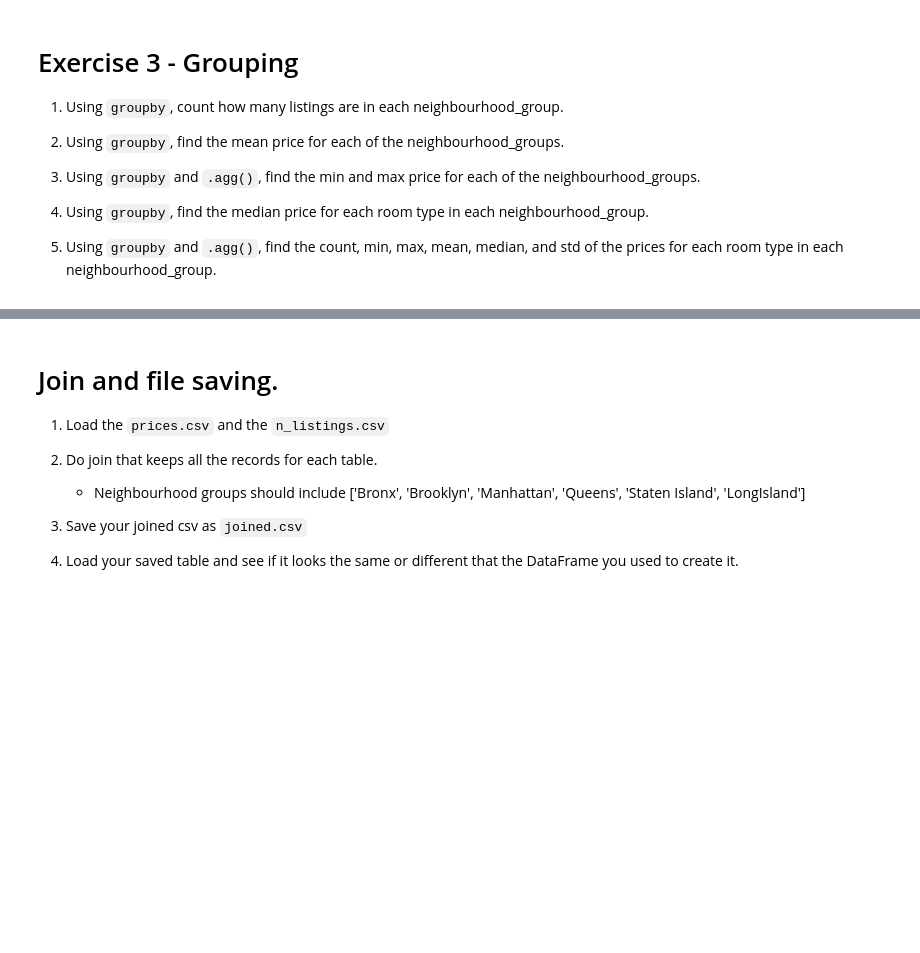
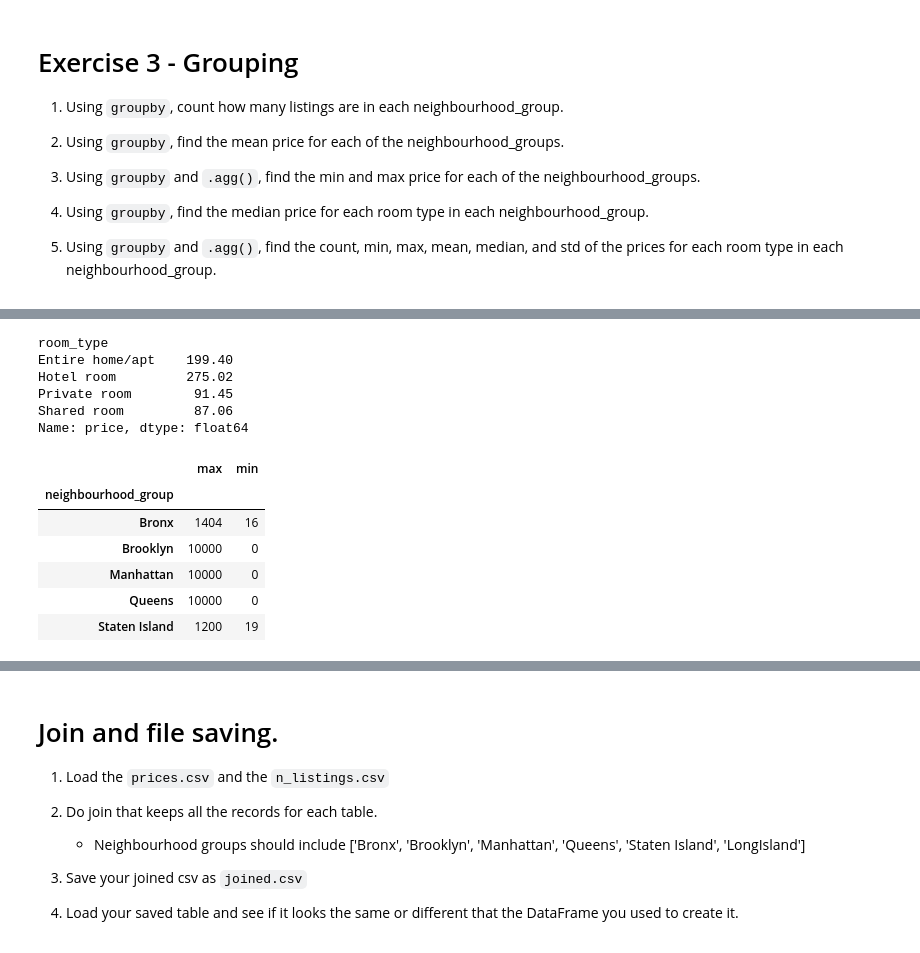
Before and after one commit to DariaKhot/my-fork-2023-fall-data-science-fridays, a Jupyter notebook: Week-01-Pandas/Exercise-Daria.ipynb, the cells around one changed output, grey strips where cells are left out. Cells and saved outputs as stored; diff of their text form; code cells hidden in the pictures; blank space fills up the shorter version.

```diff
--- a/Week-01-Pandas/Exercise-Daria.ipynb
+++ b/Week-01-Pandas/Exercise-Daria.ipynb
@@ -136,6 +170,25 @@ df
 # %%
 # 2.5. Using `groupby`, find the mean price for each room_type.
+neighboorhood=df.groupby('room_type')
+round(neighboorhood['price'].mean(),2)
+# %% [output]
+room_type
+Entire home/apt    199.40
+Hotel room         275.02
+Private room        91.45
+Shared room         87.06
+Name: price, dtype: float64
 # %%
 # 3. Using `groupby` and `.agg()`, find the min and max price for each of the neighbourhood_groups.
+neighboorhood=df.groupby('neighbourhood_group')
+neighboorhood['price'].agg(['max','min'])
+# %% [output]
+|  | max | min |
+| neighbourhood_group |  |  |
+| Bronx | 1404 | 16 |
+| Brooklyn | 10000 | 0 |
+| Manhattan | 10000 | 0 |
+| Queens | 10000 | 0 |
+| Staten Island | 1200 | 19 |
 # %%
 # 4. Using `groupby`, find the mean price for each room_type in each neighbourhood_group.
```
Also changed, not shown: parts of 8 cells of this notebook.
